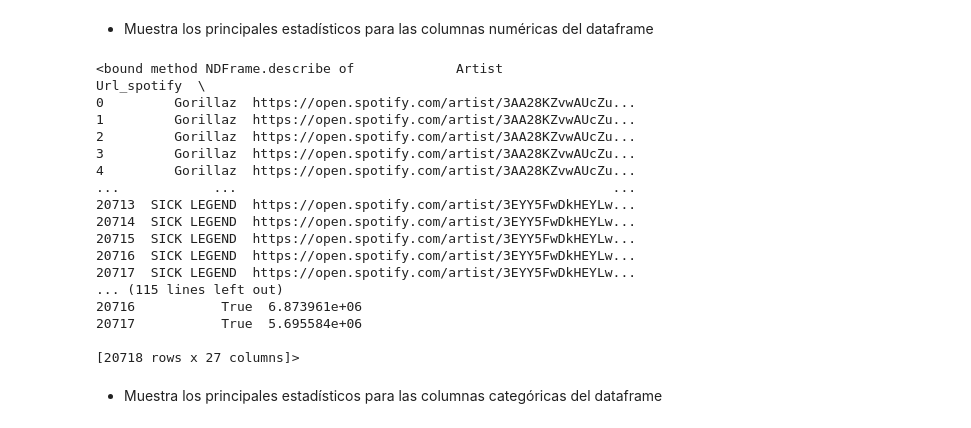
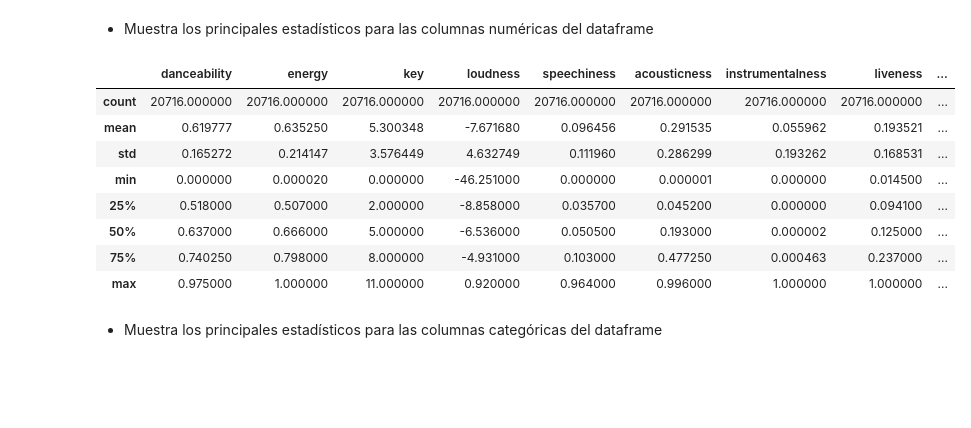
Before and after one commit to mariaie896/ejercicio_intermedio_modulo3, a Jupyter notebook: Ejercicio_intermedio_mod3.ipynb, the cells around one changed output. Saved outputs shown, nothing was run; the diff lists cells and outputs as text; code cells hidden in the pictures; blank space fills up the shorter version.

```diff
--- a/Ejercicio_intermedio_mod3.ipynb
+++ b/Ejercicio_intermedio_mod3.ipynb
@@ -141,25 +141,17 @@ df_spoty.duplicated().sum()
 # %% [markdown]
 - Muestra los principales estadísticos para las columnas numéricas del dataframe
 # %%
-df_spoty.describe
+df_spoty.describe(include = {np.number})
 # %% [output]
-<bound method NDFrame.describe of             Artist                                        Url_spotify  \
-0         Gorillaz  https://open.spotify.com/artist/3AA28KZvwAUcZu...
-1         Gorillaz  https://open.spotify.com/artist/3AA28KZvwAUcZu...
-2         Gorillaz  https://open.spotify.com/artist/3AA28KZvwAUcZu...
-3         Gorillaz  https://open.spotify.com/artist/3AA28KZvwAUcZu...
-4         Gorillaz  https://open.spotify.com/artist/3AA28KZvwAUcZu...
-...            ...                                                ...
-20713  SICK LEGEND  https://open.spotify.com/artist/3EYY5FwDkHEYLw...
-20714  SICK LEGEND  https://open.spotify.com/artist/3EYY5FwDkHEYLw...
-20715  SICK LEGEND  https://open.spotify.com/artist/3EYY5FwDkHEYLw...
-20716  SICK LEGEND  https://open.spotify.com/artist/3EYY5FwDkHEYLw...
-20717  SICK LEGEND  https://open.spotify.com/artist/3EYY5FwDkHEYLw...
-... (115 lines left out)
-20716           True  6.873961e+06
-20717           True  5.695584e+06
-
-[20718 rows x 27 columns]>
+|  | danceability | energy | key | loudness | speechiness | acousticness | instrumentalness | liveness | ... |
+| count | 20716.000000 | 20716.000000 | 20716.000000 | 20716.000000 | 20716.000000 | 20716.000000 | 20716.000000 | 20716.000000 | ... |
+| mean | 0.619777 | 0.635250 | 5.300348 | -7.671680 | 0.096456 | 0.291535 | 0.055962 | 0.193521 | ... |
+| std | 0.165272 | 0.214147 | 3.576449 | 4.632749 | 0.111960 | 0.286299 | 0.193262 | 0.168531 | ... |
+| min | 0.000000 | 0.000020 | 0.000000 | -46.251000 | 0.000000 | 0.000001 | 0.000000 | 0.014500 | ... |
+| 25% | 0.518000 | 0.507000 | 2.000000 | -8.858000 | 0.035700 | 0.045200 | 0.000000 | 0.094100 | ... |
+| 50% | 0.637000 | 0.666000 | 5.000000 | -6.536000 | 0.050500 | 0.193000 | 0.000002 | 0.125000 | ... |
+| 75% | 0.740250 | 0.798000 | 8.000000 | -4.931000 | 0.103000 | 0.477250 | 0.000463 | 0.237000 | ... |
+| max | 0.975000 | 1.000000 | 11.000000 | 0.920000 | 0.964000 | 0.996000 | 1.000000 | 1.000000 | ... |
 # %% [markdown]
 - Muestra los principales estadísticos para las columnas categóricas del dataframe
 # %%
```
Also changed, not shown: parts of 3 cells of this notebook.
